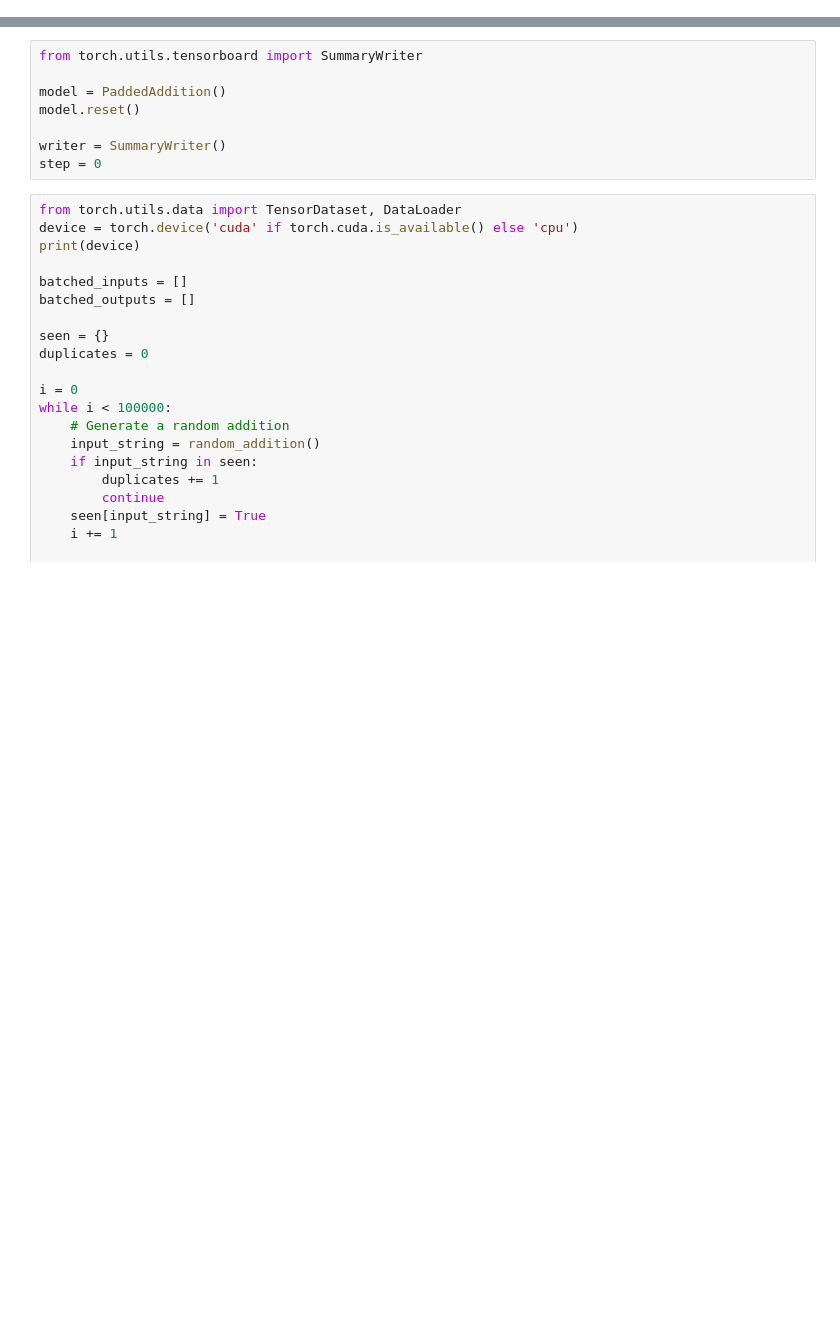
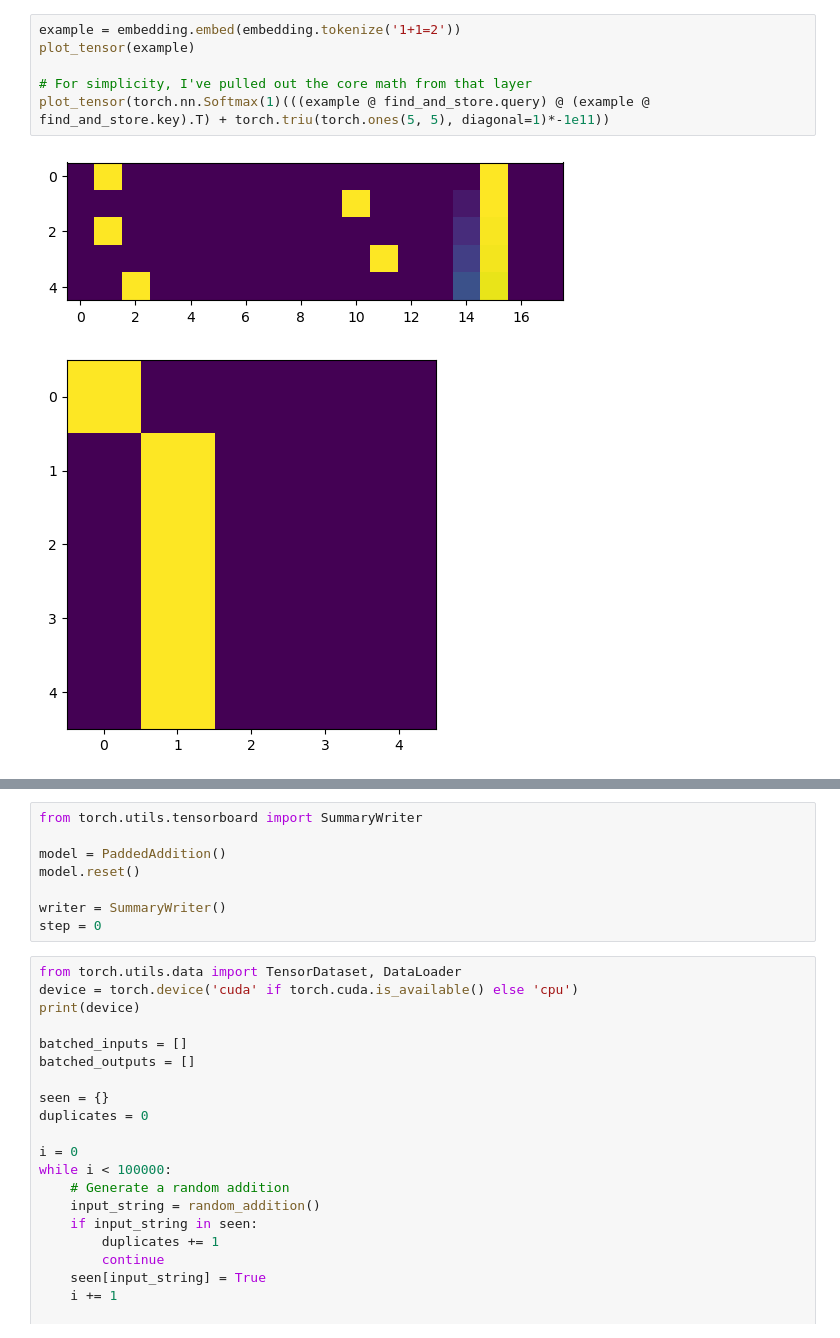
Before and after one commit to newhouseb/handcrafted, a Jupyter notebook: HandCrafted.ipynb, the cells around one changed output, grey strips where cells are left out. Cells and saved outputs as stored; diff of their text form; blank space fills up the shorter version.

```diff
--- a/HandCrafted.ipynb
+++ b/HandCrafted.ipynb
@@ -516,0 +349,9 @@ random_addition()
+# %%
+example = embedding.embed(embedding.tokenize('1+1=2'))
+plot_tensor(example)
+
+# For simplicity, I've pulled out the core math from that layer
+plot_tensor(torch.nn.Softmax(1)(((example @ find_and_store.query) @ (example @ find_and_store.key).T) + torch.triu(torch.ones(5, 5), diagonal=1)*-1e11))
+# %% [output]
+[figure, added]
+[figure, added]
```
Also changed, not shown: parts of 60 cells of this notebook, 2 other files.
